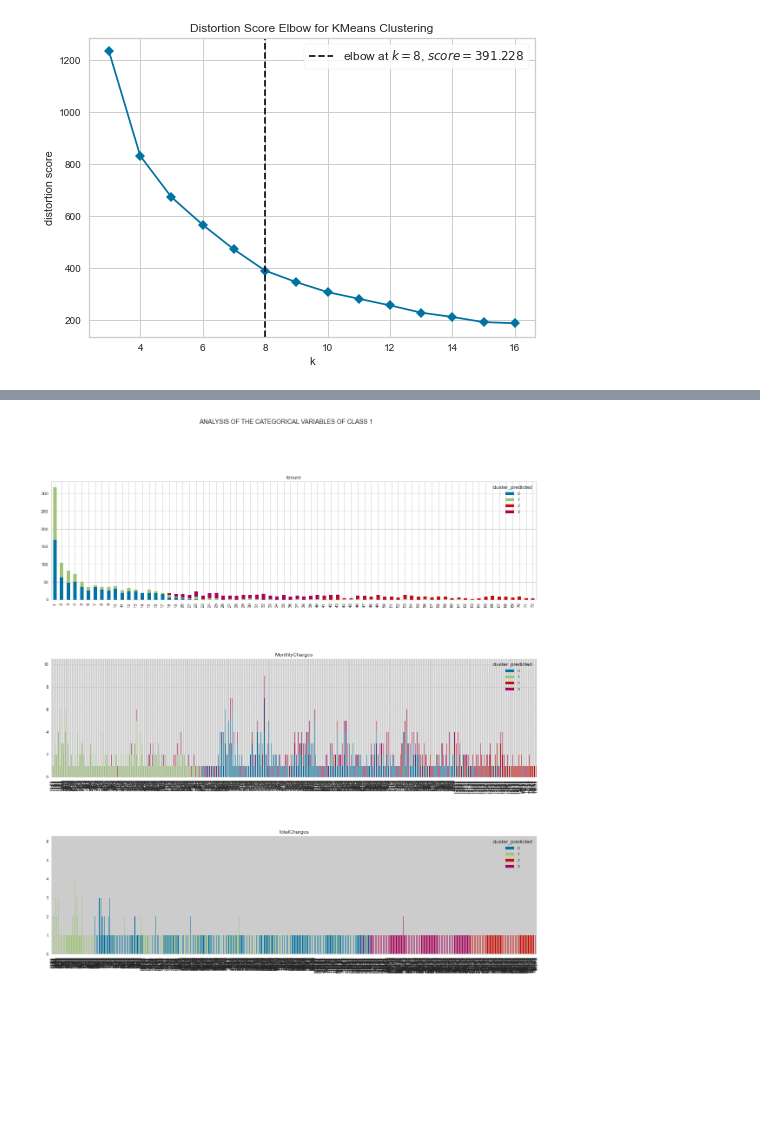
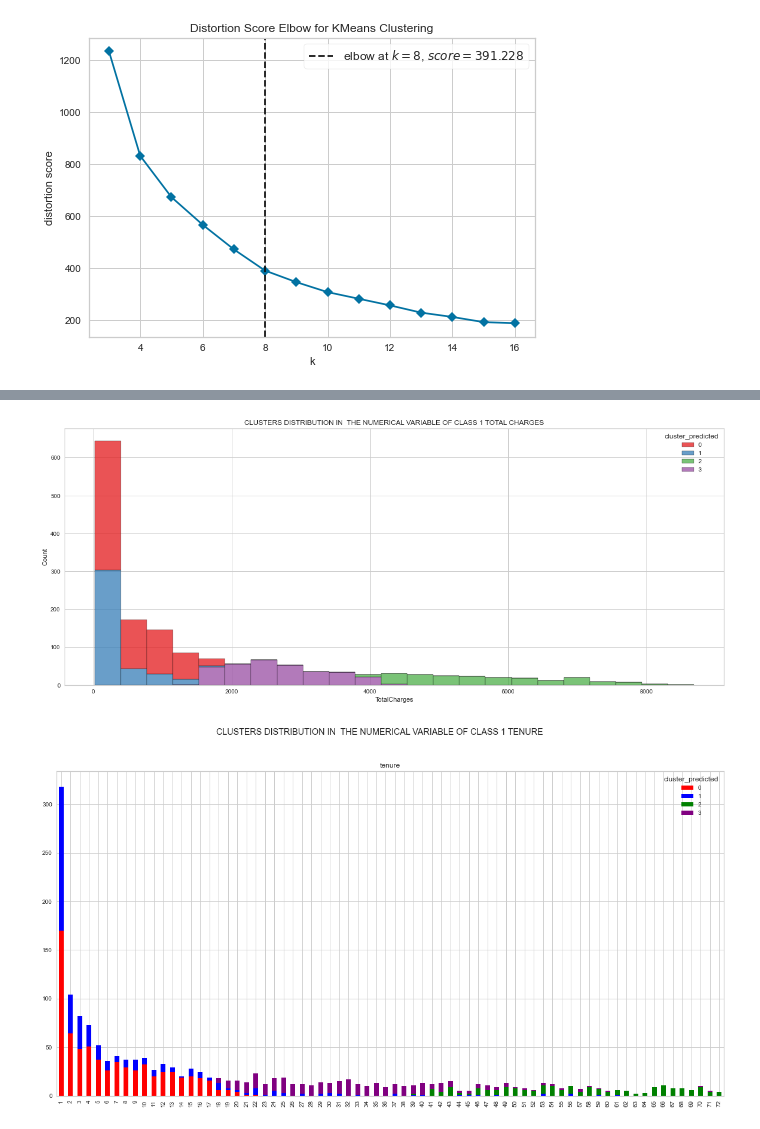
Before and after one commit to rfisla/MACHINE-LEARNING-PROJECTS, a Jupyter notebook: Telecom_users_analysis.ipynb, the cells around one changed output, grey strips where cells are left out. Cells and saved outputs as stored; diff of their text form; code cells hidden in the pictures; blank space fills up the shorter version.

Commit message:
Improving and saving the graphs

```diff
--- a/Telecom_users_analysis.ipynb
+++ b/Telecom_users_analysis.ipynb
@@ -1518,16 +1532,25 @@ Name: cluster_predicted, dtype: int64
+# %%
+fig, ax = plt.subplots(figsize = (20,8))
+ax=sns.histplot(x= num_feat_orig['TotalCharges'], hue=num_feat_orig['cluster_predicted'],multiple="stack", palette='Set1');
+ax.set_title('CLUSTERS DISTRIBUTION IN  THE NUMERICAL VARIABLE OF CLASS 1 TOTAL CHARGES')
+
+plt.savefig('Graphs/Telecom_users_project/totalcharges_class1_clustered')
+
+plt.show();
+# %% [output]
+[figure, added]
 # %%
+colors = ['red','blue','green','purple']
 def stacked_bar_plot(column, hue, ax, axnumber):
     df_plot = num_feat_orig.groupby([hue, column]).size().reset_index().pivot(columns=hue, index=column, values=0)
-    df_plot.plot(kind='bar', stacked=True, ax=ax)
+    df_plot.plot(kind='bar', stacked=True, ax=ax, color=colors)
     ax.set_xlabel('')
     ax.set_title(column)
 
-fig, (ax1,ax2,ax3) = plt.subplots(3,1, figsize = (20,20))
-plt.subplots_adjust(wspace = 0.5, hspace = 0.5)
-fig.suptitle('ANALYSIS OF THE CLUSTERS OBTANIED FROM THE NUMERICAL VARIABLES OF CLASS 1')
+fig, ax = plt.subplots(figsize = (20,10))
+fig.suptitle('CLUSTERS DISTRIBUTION IN  THE NUMERICAL VARIABLE OF CLASS 1 TENURE')
+stacked_bar_plot('tenure', 'cluster_predicted', ax, 1)
 
-stacked_bar_plot('tenure', 'cluster_predicted', ax1, 1)
-stacked_bar_plot('MonthlyCharges', 'cluster_predicted', ax2, 2)
-stacked_bar_plot('TotalCharges', 'cluster_predicted', ax3, 3)
+plt.savefig('Graphs/Telecom_users_project/tenure_class1_clustered')
 # %% [output]
-[figure, old version]
+[figure, new version]
```
Also changed, not shown: parts of 12 cells of this notebook.
